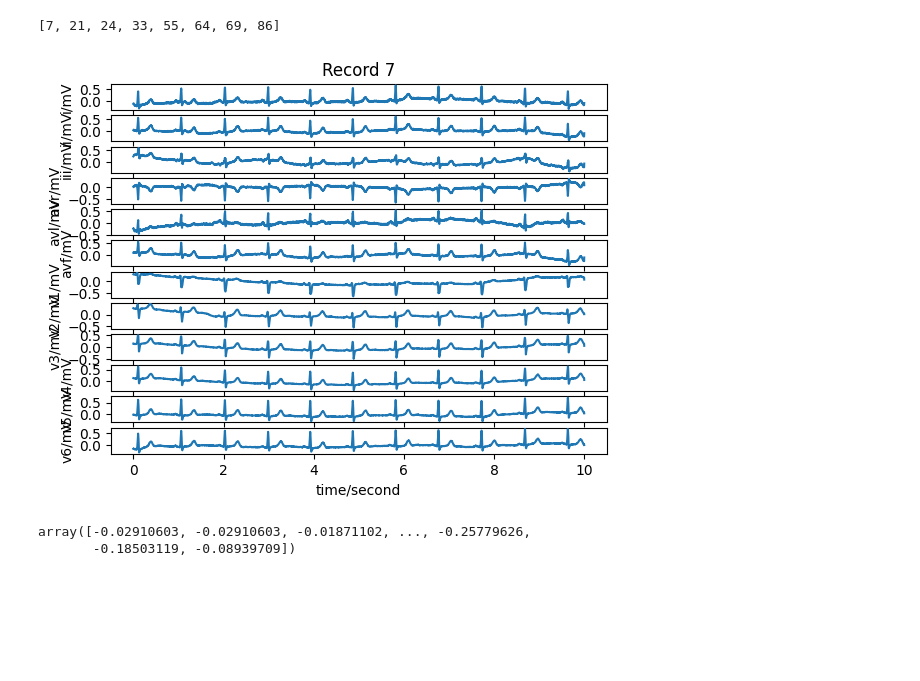
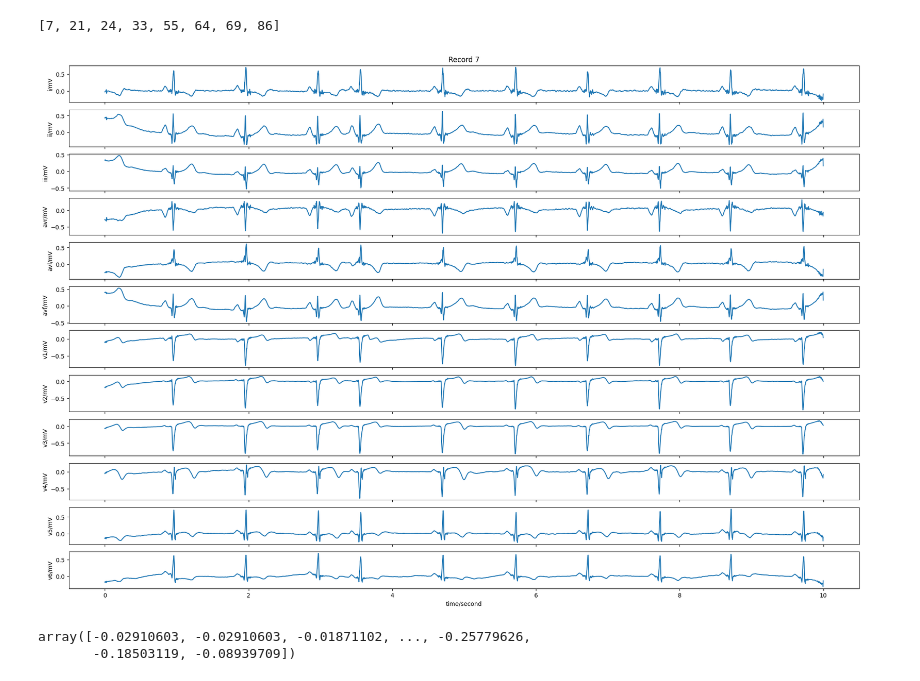
Before and after one commit to rendyisd/ecg-delineation, a Jupyter notebook: main/data_preprocessing.ipynb, the cells around one changed output. Saved outputs shown, nothing was run; the diff lists cells and outputs as text; code cells hidden in the pictures; blank space fills up the shorter version.

```diff
--- a/main/data_preprocessing.ipynb
+++ b/main/data_preprocessing.ipynb
@@ -54,9 +54,9 @@ stemi_records
 # %% [output]
 [7, 21, 24, 33, 55, 64, 69, 86]
 # %%
-wfdb.plot_wfdb(record=record, title=f'Record {record_number}')
+wfdb.plot_wfdb(record=record, title=f'Record {record_number}', figsize=(24, 16))
 # %% [output]
-[figure, old version]
+[figure, new version]
 # %%
 dict_record['p_signal'][:, 0]
 # %% [output]
```
Also changed, not shown: parts of 13 cells of this notebook, 14 other files.
